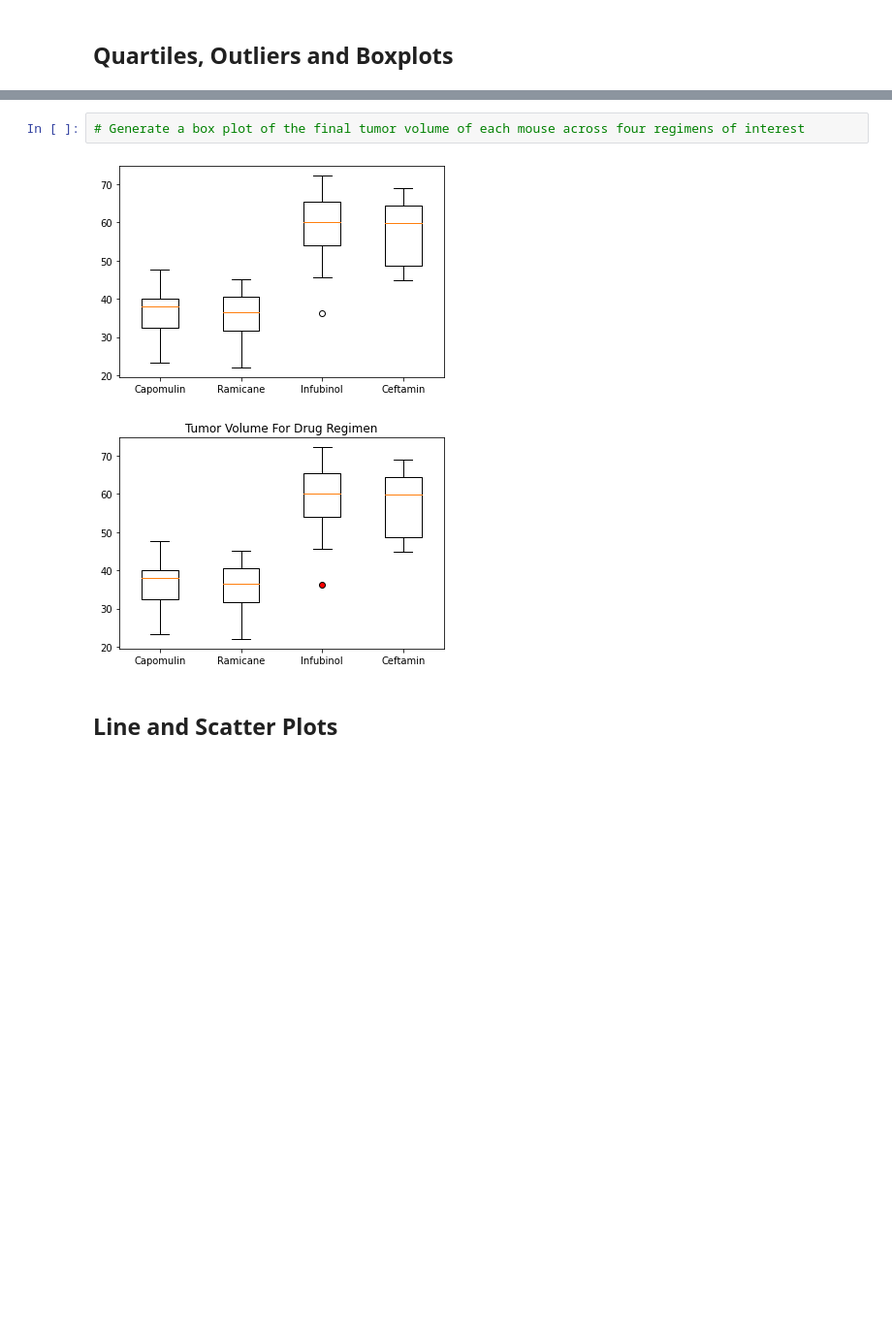
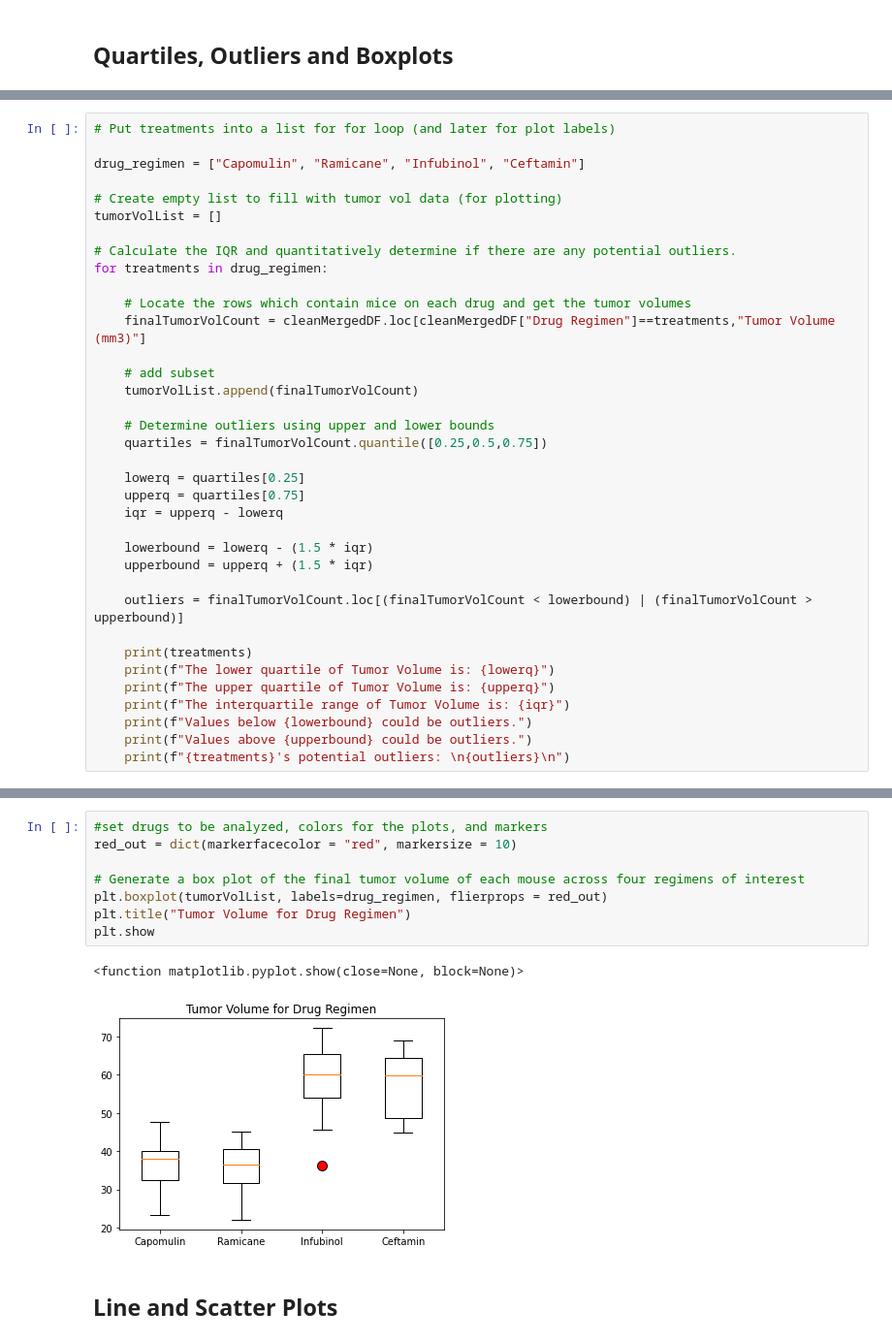
Before and after one commit to Ramirra/matplotlib-challenge, a Jupyter notebook: pymaceuticals_starter.ipynb, the cells around one changed output, grey strips where cells are left out. Shown at 97% size. Cells and saved outputs as stored; diff of their text form; blank space fills up the shorter version.

```diff
--- a/pymaceuticals_starter.ipynb
+++ b/pymaceuticals_starter.ipynb
@@ -288,0 +292,36 @@ Values above 94.04403868375002 could be outliers.
+# %%
+# Put treatments into a list for for loop (and later for plot labels)
+
+drug_regimen = ["Capomulin", "Ramicane", "Infubinol", "Ceftamin"]
+
+# Create empty list to fill with tumor vol data (for plotting)
+tumorVolList = []
+
+# Calculate the IQR and quantitatively determine if there are any potential outliers.
+for treatments in drug_regimen:
+
+    # Locate the rows which contain mice on each drug and get the tumor volumes
+    finalTumorVolCount = cleanMergedDF.loc[cleanMergedDF["Drug Regimen"]==treatments,"Tumor Volume (mm3)"]
+
+    # add subset
+    tumorVolList.append(finalTumorVolCount)
+
+    # Determine outliers using upper and lower bounds
+    quartiles = finalTumorVolCount.quantile([0.25,0.5,0.75])
+
+    lowerq = quartiles[0.25]
+    upperq = quartiles[0.75]
+    iqr = upperq - lowerq
+
+    lowerbound = lowerq - (1.5 * iqr)
+    upperbound = upperq + (1.5 * iqr)
+
+    outliers = finalTumorVolCount.loc[(finalTumorVolCount < lowerbound) | (finalTumorVolCount > upperbound)]
+
+    print(treatments)
+    print(f"The lower quartile of Tumor Volume is: {lowerq}")
+    print(f"The upper quartile of Tumor Volume is: {upperq}")
+    print(f"The interquartile range of Tumor Volume is: {iqr}")
+    print(f"Values below {lowerbound} could be outliers.")
+    print(f"Values above {upperbound} could be outliers.")
+    print(f"{treatments}'s potential outliers: \n{outliers}\n")
@@ -289,8 +359,14 @@ Values above 94.04403868375002 could be outliers.
 # %%
+#set drugs to be analyzed, colors for the plots, and markers
+red_out = dict(markerfacecolor = "red", markersize = 10)
+
 # Generate a box plot of the final tumor volume of each mouse across four regimens of interest
+plt.boxplot(tumorVolList, labels=drug_regimen, flierprops = red_out)
+plt.title("Tumor Volume for Drug Regimen")
+plt.show
 # %% [output]
+<function matplotlib.pyplot.show(close=None, block=None)>
-[figure, old version]
+[figure, new version]
-[figure, removed]
 # %% [markdown]
 ## Line and Scatter Plots
 # %%
```
Also changed, not shown: parts of 20 cells of this notebook.
